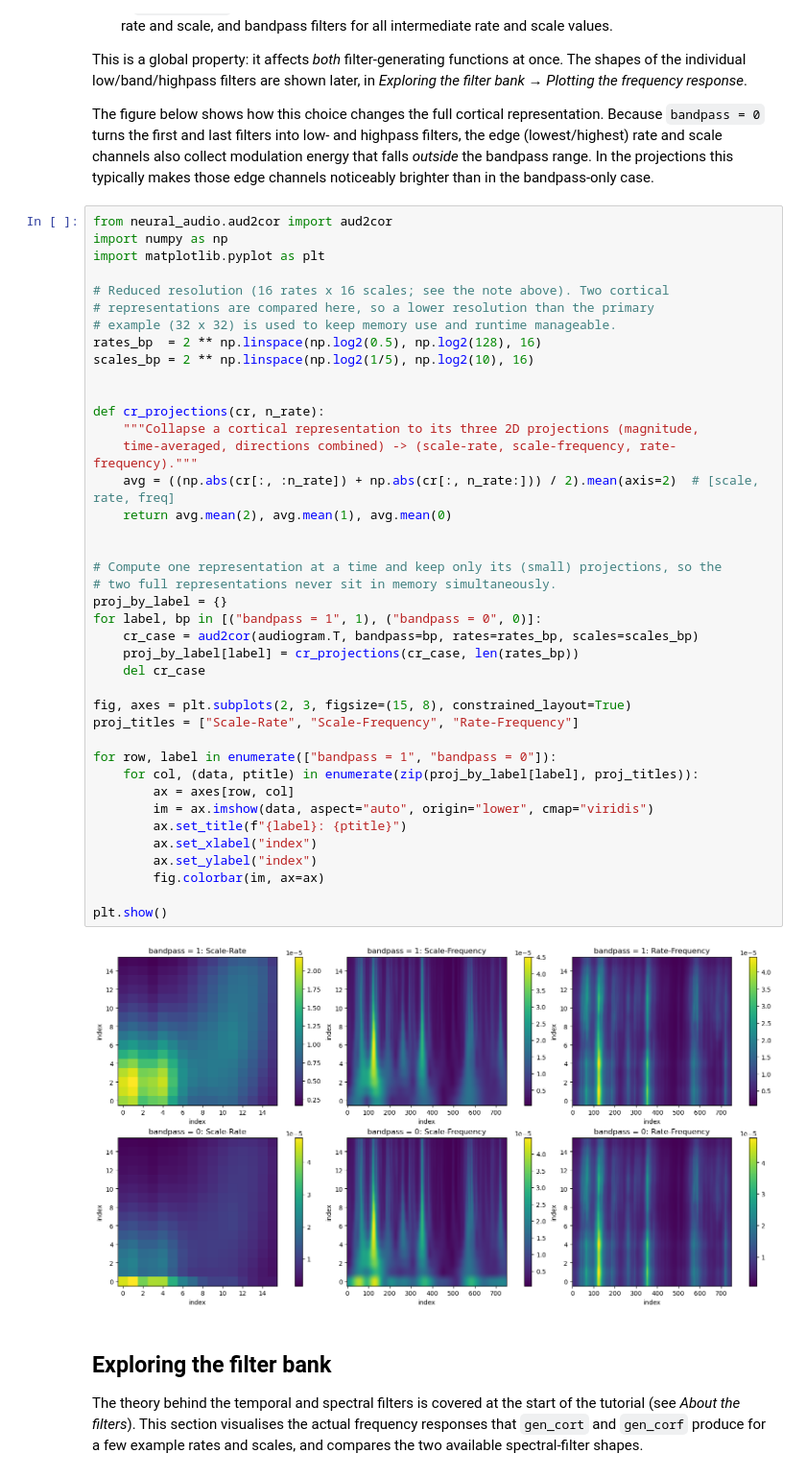
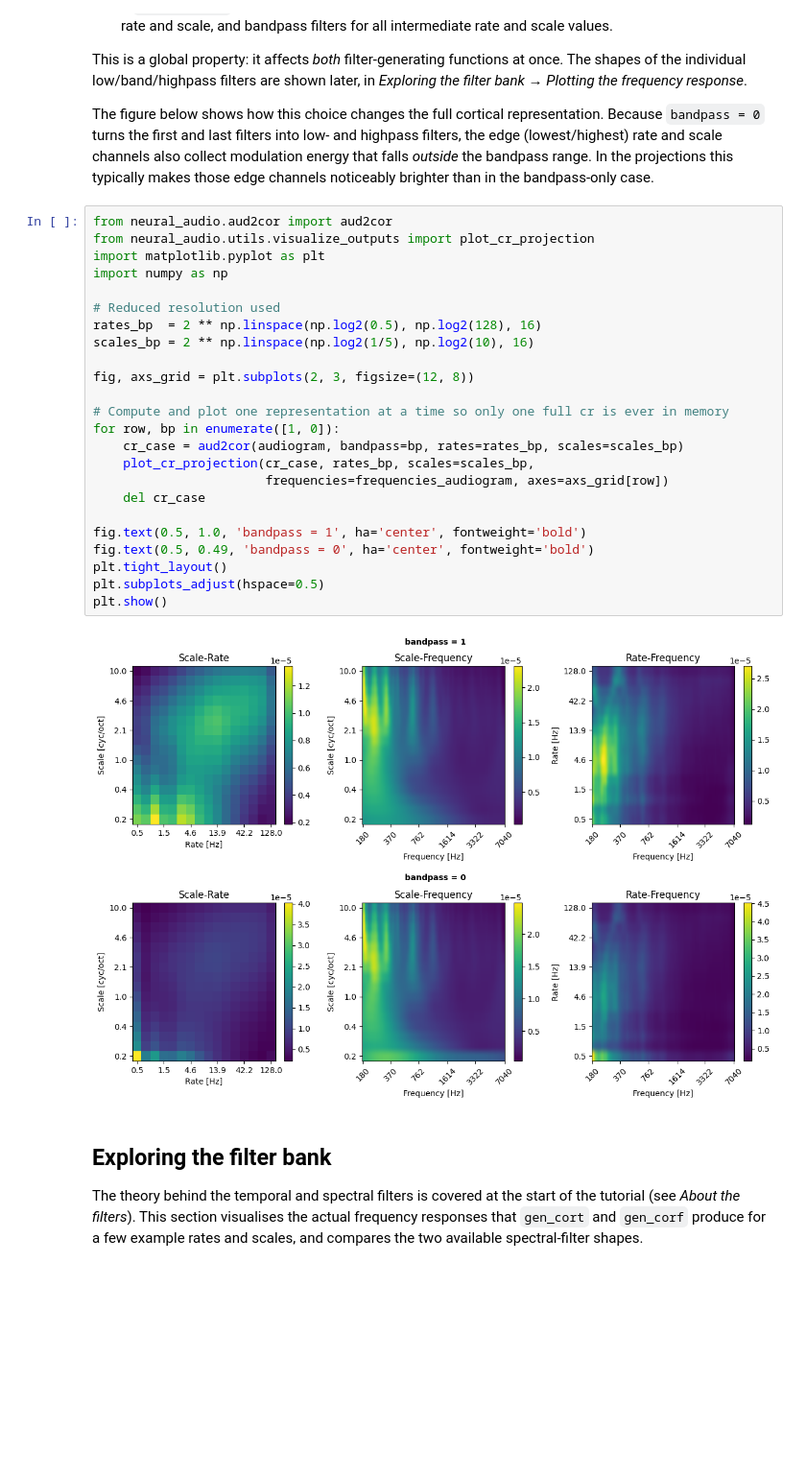
Before and after one commit to ninocapipoca/neural_audio, a Jupyter notebook: tutorials/Tutorial 2 - aud2cor.ipynb, the cells around one changed output. Shown at 96% size. Cells and saved outputs as stored; diff of their text form; blank space fills up the shorter version.

Commit message:
Removing redundant arguments + updating visualization funcs

```diff
--- a/tutorials/Tutorial 2 - aud2cor.ipynb
+++ b/tutorials/Tutorial 2 - aud2cor.ipynb
@@ -228,46 +228,30 @@ This is a global property: it affects *both* filter-generating functions at once
 The figure below shows how this choice changes the full cortical representation. Because `bandpass = 0` turns the first and last filters into low- and highpass filters, the edge (lowest/highest) rate and scale channels also collect modulation energy that falls *outside* the bandpass range. In the projections this typically makes those edge channels noticeably brighter than in the bandpass-only case.
 # %%
 from neural_audio.aud2cor import aud2cor
+from neural_audio.utils.visualize_outputs import plot_cr_projection
+import matplotlib.pyplot as plt
 import numpy as np
-import matplotlib.pyplot as plt
 
-# Reduced resolution (16 rates x 16 scales; see the note above). Two cortical
-# representations are compared here, so a lower resolution than the primary
-# example (32 x 32) is used to keep memory use and runtime manageable.
+# Reduced resolution used
 rates_bp  = 2 ** np.linspace(np.log2(0.5), np.log2(128), 16)
 scales_bp = 2 ** np.linspace(np.log2(1/5), np.log2(10), 16)
 
+fig, axs_grid = plt.subplots(2, 3, figsize=(12, 8))
 
-def cr_projections(cr, n_rate):
-    """Collapse a cortical representation to its three 2D projections (magnitude,
-    time-averaged, directions combined) -> (scale-rate, scale-frequency, rate-frequency)."""
-    avg = ((np.abs(cr[:, :n_rate]) + np.abs(cr[:, n_rate:])) / 2).mean(axis=2)  # [scale, rate, freq]
-    return avg.mean(2), avg.mean(1), avg.mean(0)
-
-
-# Compute one representation at a time and keep only its (small) projections, so the
-# two full representations never sit in memory simultaneously.
-proj_by_label = {}
-for label, bp in [("bandpass = 1", 1), ("bandpass = 0", 0)]:
-    cr_case = aud2cor(audiogram.T, bandpass=bp, rates=rates_bp, scales=scales_bp)
-    proj_by_label[label] = cr_projections(cr_case, len(rates_bp))
+# Compute and plot one representation at a time so only one full cr is ever in memory
+for row, bp in enumerate([1, 0]):
+    cr_case = aud2cor(audiogram, bandpass=bp, rates=rates_bp, scales=scales_bp)
+    plot_cr_projection(cr_case, rates_bp, scales=scales_bp,
+                       frequencies=frequencies_audiogram, axes=axs_grid[row])
     del cr_case
 
-fig, axes = plt.subplots(2, 3, figsize=(15, 8), constrained_layout=True)
-proj_titles = ["Scale-Rate", "Scale-Frequency", "Rate-Frequency"]
-
-for row, label in enumerate(["bandpass = 1", "bandpass = 0"]):
-    for col, (data, ptitle) in enumerate(zip(proj_by_label[label], proj_titles)):
-        ax = axes[row, col]
-        im = ax.imshow(data, aspect="auto", origin="lower", cmap="viridis")
-        ax.set_title(f"{label}: {ptitle}")
-        ax.set_xlabel("index")
-        ax.set_ylabel("index")
-        fig.colorbar(im, ax=ax)
-
+fig.text(0.5, 1.0, 'bandpass = 1', ha='center', fontweight='bold')
+fig.text(0.5, 0.49, 'bandpass = 0', ha='center', fontweight='bold')
+plt.tight_layout()
+plt.subplots_adjust(hspace=0.5)
 plt.show()
 # %% [output]
-[figure, old version]
+[figure, new version]
 # %% [markdown]
 ## **Exploring the filter bank**
 
```
Also changed, not shown: parts of 1 cell of this notebook, 3 other files.
